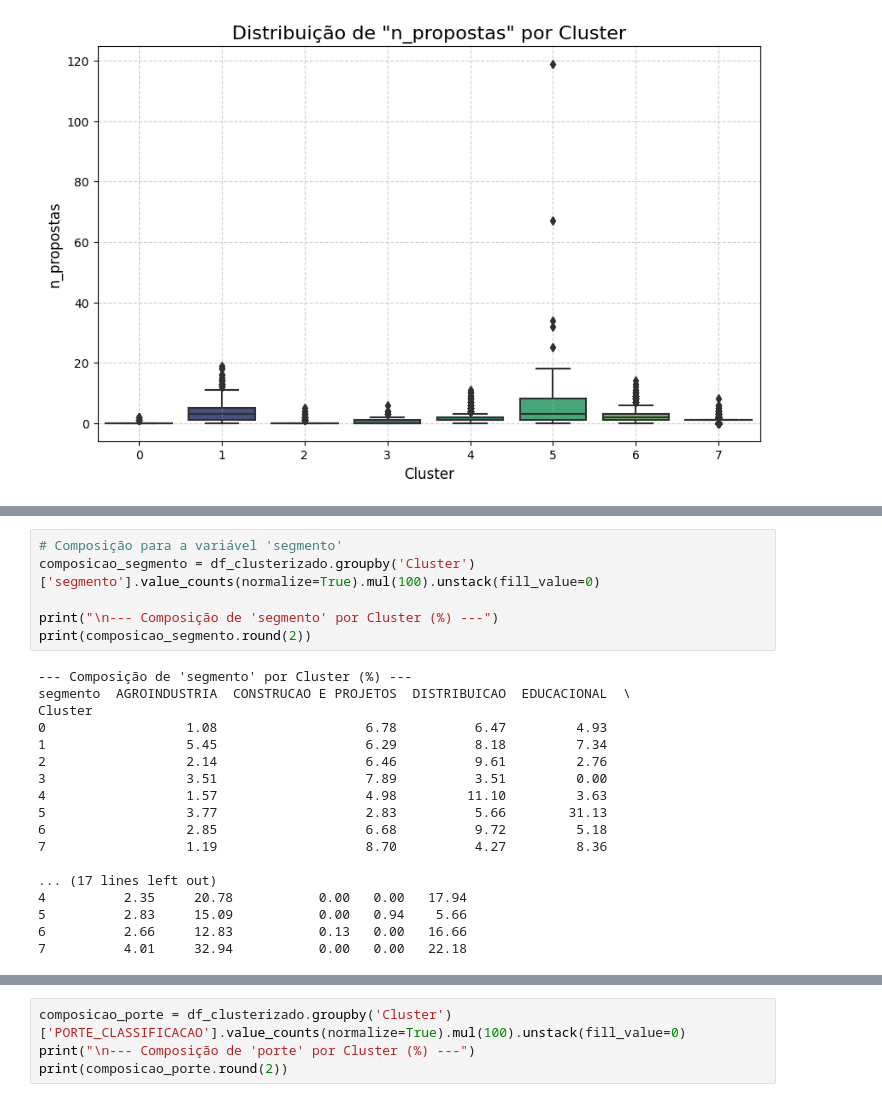
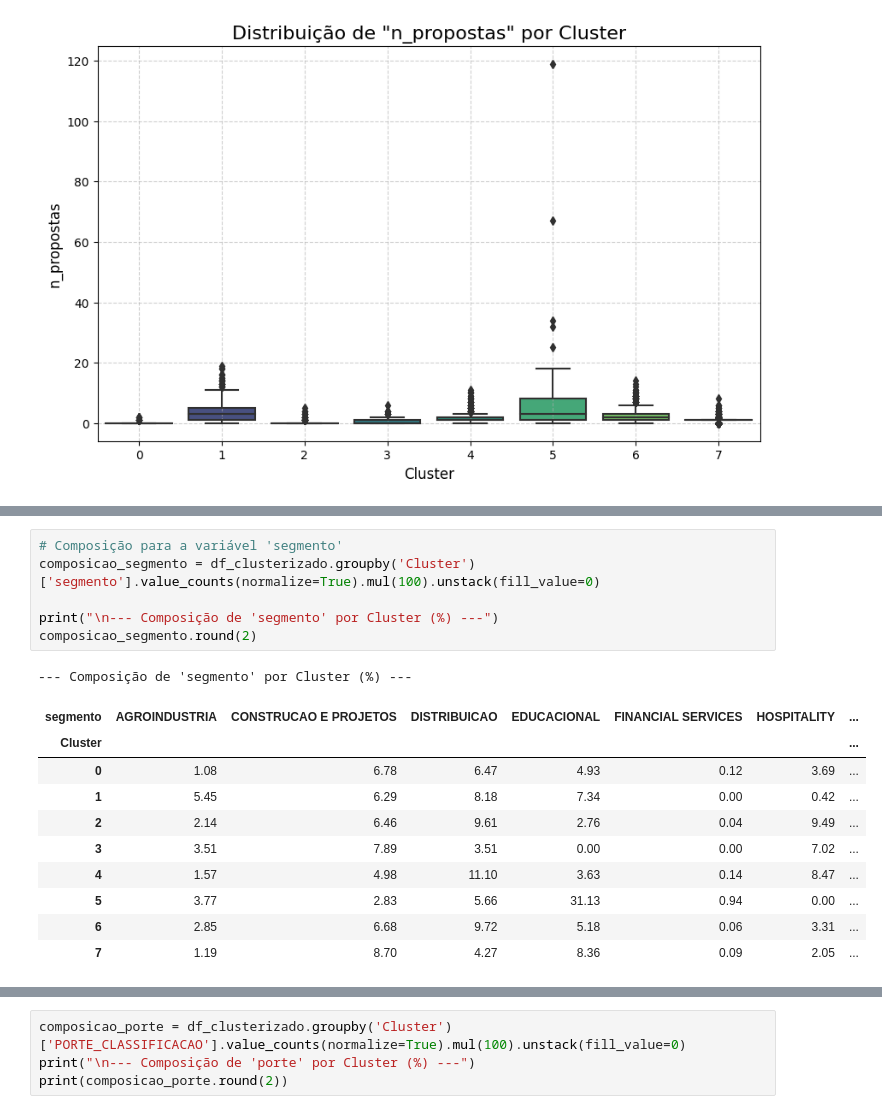
Before and after one commit to fiap-datascience/arcana, a Jupyter notebook: notebooks/clusterizacao_GMM.ipynb, the cells around one changed output, grey strips where cells are left out. Cells and saved outputs as stored; diff of their text form.

```diff
--- a/notebooks/clusterizacao_GMM.ipynb
+++ b/notebooks/clusterizacao_GMM.ipynb
@@ -837,24 +835,18 @@ Cluster
 # %%
 # Composição para a variável 'segmento'
 composicao_segmento = df_clusterizado.groupby('Cluster')['segmento'].value_counts(normalize=True).mul(100).unstack(fill_value=0)
 
 print("\n--- Composição de 'segmento' por Cluster (%) ---")
-print(composicao_segmento.round(2))
+composicao_segmento.round(2)
 # %% [output]
 --- Composição de 'segmento' por Cluster (%) ---
-segmento  AGROINDUSTRIA  CONSTRUCAO E PROJETOS  DISTRIBUICAO  EDUCACIONAL  \
-Cluster
-0                  1.08                   6.78          6.47         4.93
-1                  5.45                   6.29          8.18         7.34
-2                  2.14                   6.46          9.61         2.76
-3                  3.51                   7.89          3.51         0.00
-4                  1.57                   4.98         11.10         3.63
-5                  3.77                   2.83          5.66        31.13
-6                  2.85                   6.68          9.72         5.18
-7                  1.19                   8.70          4.27         8.36
-
-... (17 lines left out)
-4          2.35     20.78           0.00   0.00   17.94
-5          2.83     15.09           0.00   0.94    5.66
-6          2.66     12.83           0.13   0.00   16.66
-7          4.01     32.94           0.00   0.00   22.18
+| segmento | AGROINDUSTRIA | CONSTRUCAO E PROJETOS | DISTRIBUICAO | EDUCACIONAL | FINANCIAL SERVICES | HOSPITALITY | ... |
+| Cluster |  |  |  |  |  |  | ... |
+| 0 | 1.08 | 6.78 | 6.47 | 4.93 | 0.12 | 3.69 | ... |
+| 1 | 5.45 | 6.29 | 8.18 | 7.34 | 0.00 | 0.42 | ... |
+| 2 | 2.14 | 6.46 | 9.61 | 2.76 | 0.04 | 9.49 | ... |
+| 3 | 3.51 | 7.89 | 3.51 | 0.00 | 0.00 | 7.02 | ... |
+| 4 | 1.57 | 4.98 | 11.10 | 3.63 | 0.14 | 8.47 | ... |
+| 5 | 3.77 | 2.83 | 5.66 | 31.13 | 0.94 | 0.00 | ... |
+| 6 | 2.85 | 6.68 | 9.72 | 5.18 | 0.06 | 3.31 | ... |
+| 7 | 1.19 | 8.70 | 4.27 | 8.36 | 0.09 | 2.05 | ... |
```
Also changed, not shown: parts of 4 cells of this notebook, 40 other files.
